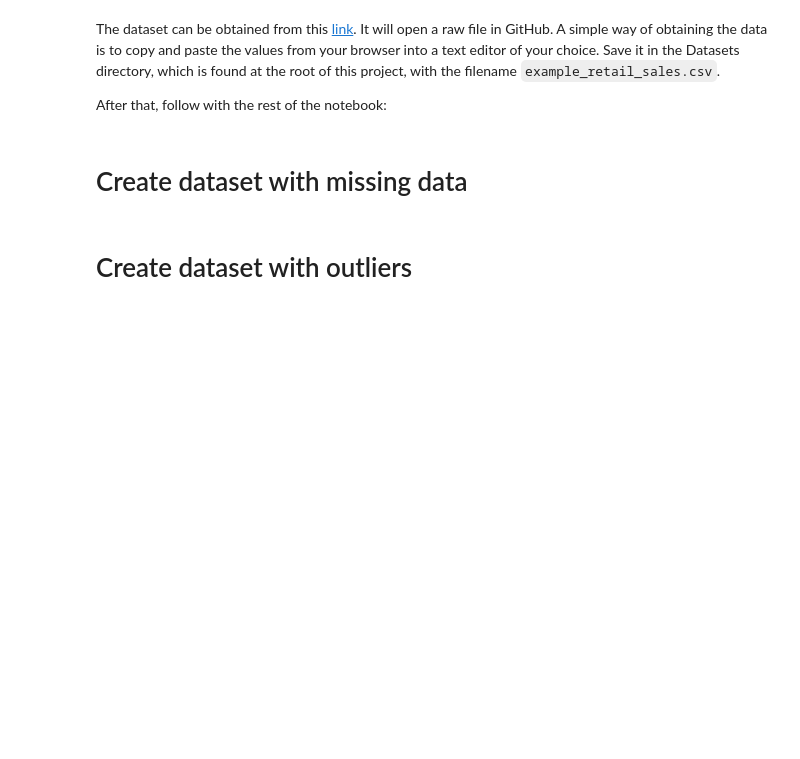
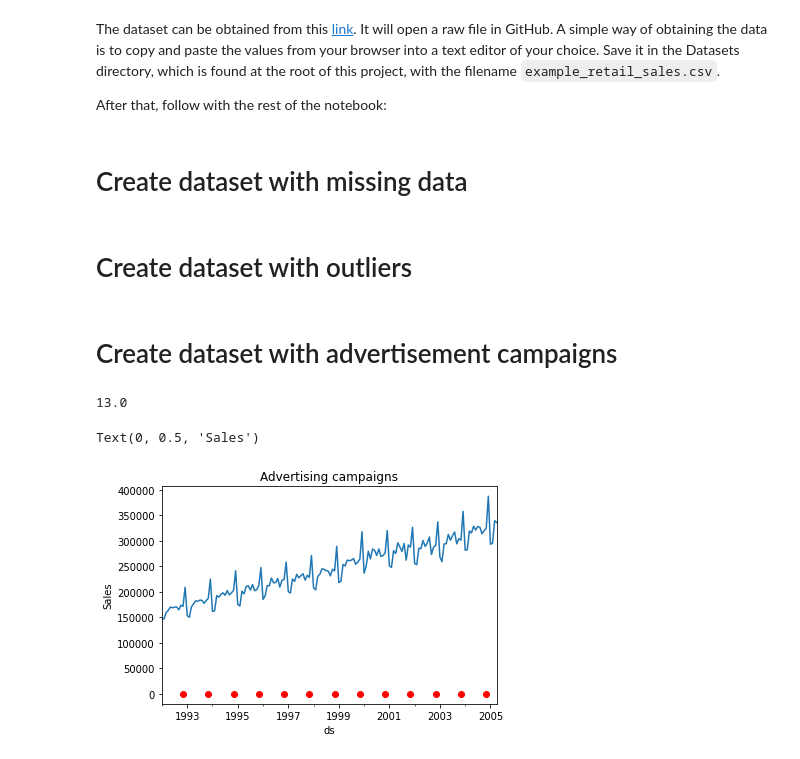
Before and after one commit to trainindata/feature-engineering-for-time-series-forecasting, a Jupyter notebook: 01-Create-Datasets/01-create-retail-datasets.ipynb, the cells around one changed output. Drawn from its saved outputs; the diff is of its cells as text; code cells hidden in the pictures; blank space fills up the shorter version.

Commit message:
update retail notebook to add campaigns

```diff
--- a/01-Create-Datasets/01-create-retail-datasets.ipynb
+++ b/01-Create-Datasets/01-create-retail-datasets.ipynb
@@ -42,3 +45,32 @@ df_with_outliers.iloc[outlier_idx] = df_with_outliers.iloc[outlier_idx]*1.7
 # %%
 # Save dataset in Datasets directory
 df_with_outliers.to_csv('../Datasets/example_retail_sales_with_outliers.csv')
+# %% [markdown]
+# Create dataset with advertisement campaigns
+# %%
+# Simulate advertising campaigns
+
+res = STL(df['y'], robust=True,).fit()
+# %%
+# add column with advertisement campaign
+# originally with Nan values
+df['campaign'] = np.nan
+
+# add campaign whenever there is a sales peak
+df.loc[df[res.seasonal > 30000].index, 'campaign'] = 1
+
+# sanity check
+df['campaign'].sum()
+# %% [output]
+13.0
+# %%
+df['campaign'] = df['campaign'].shift(-1)
+# %%
+df['y'].plot()
+df['campaign'].plot(marker='o', color='red')
+
+plt.title('Advertising campaigns')
+plt.ylabel('Sales')
+# %% [output]
+Text(0, 0.5, 'Sales')
+[figure, added]
```
Also changed, not shown: parts of 3 cells of this notebook.
